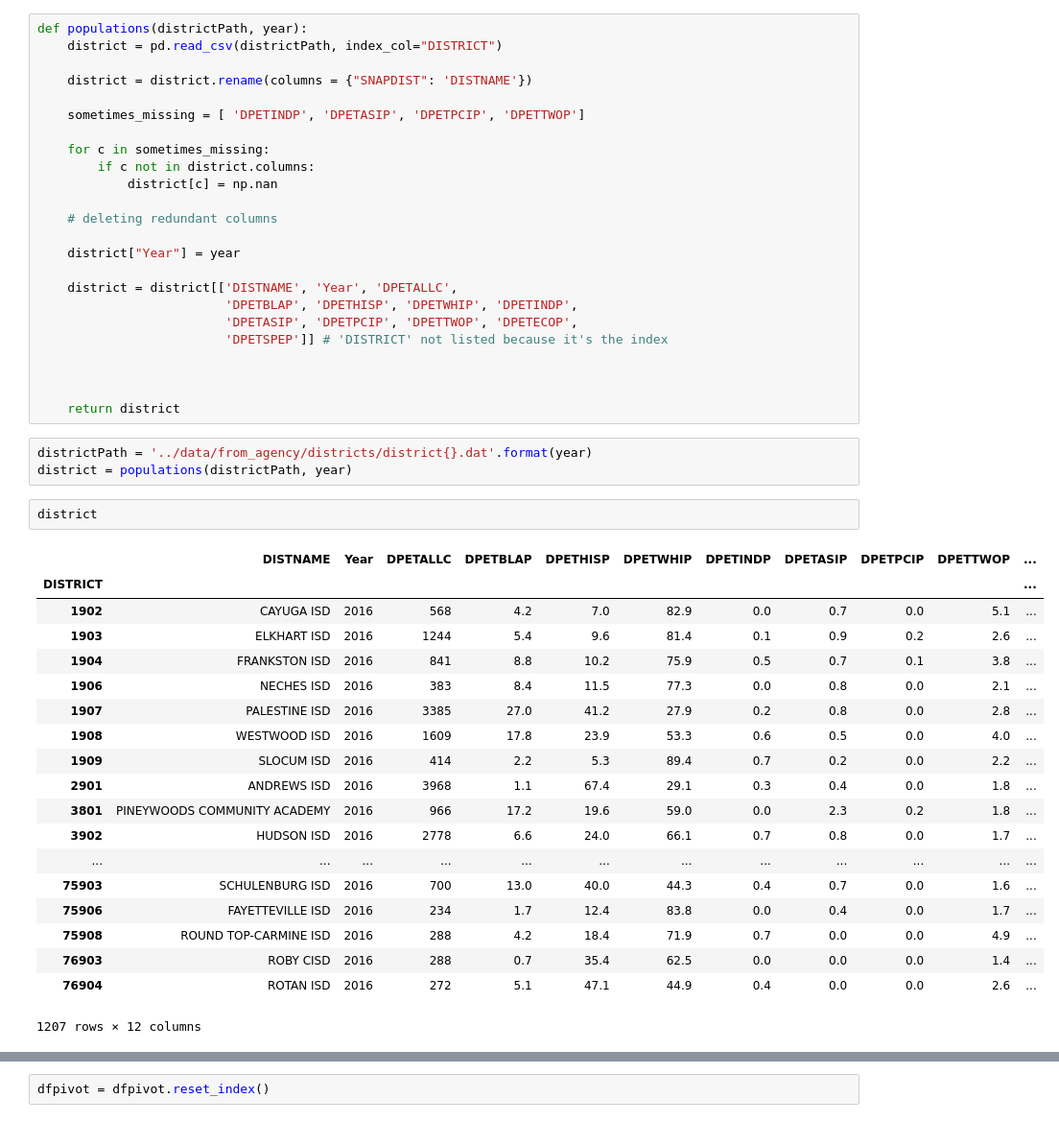
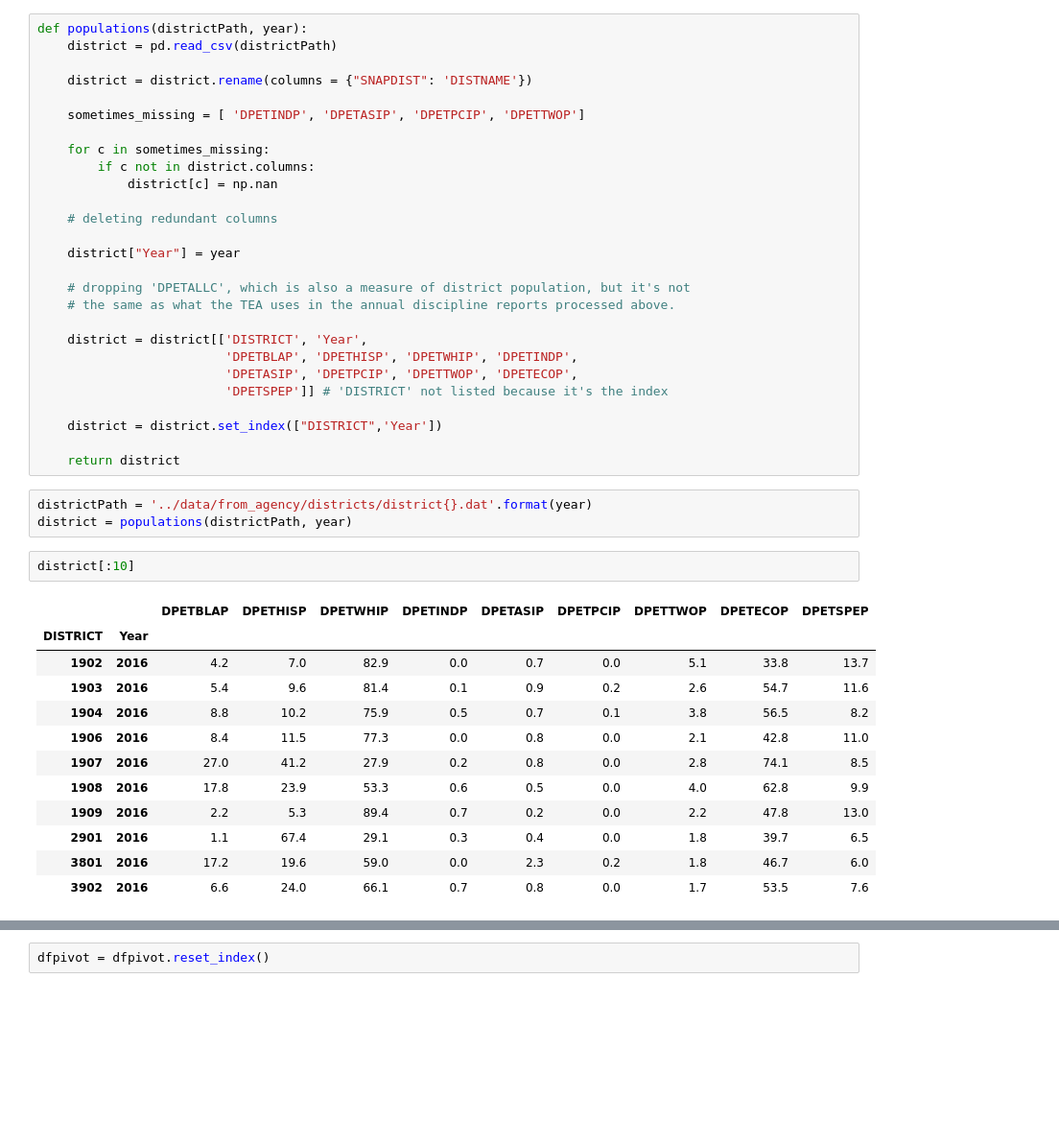
Before and after one commit to txappleseed/txappleseedmap, a Jupyter notebook: scripts/TEAtoFlat.ipynb, the cells around one changed output, grey strips where cells are left out. Shown at 96% size. Cells and saved outputs as stored; diff of their text form; blank space fills up the shorter version.

Commit message:
data for one year, scale calculation needs work

```diff
--- a/scripts/TEAtoFlat.ipynb
+++ b/scripts/TEAtoFlat.ipynb
@@ -182,7 +182,7 @@ dfpivot = dfpivot.drop("NON SPE", axis=1, level=0)
 dfpivot = dfpivot.sort_index(axis=1)
 # %%
 def populations(districtPath, year):
-    district = pd.read_csv(districtPath, index_col="DISTRICT")
+    district = pd.read_csv(districtPath)
 
     district = district.rename(columns = {"SNAPDIST": 'DISTNAME'})
 
@@ -196,36 +196,32 @@ def populations(districtPath, year):
 
     district["Year"] = year
 
-    district = district[['DISTNAME', 'Year', 'DPETALLC',
+    # dropping 'DPETALLC', which is also a measure of district population, but it's not
+    # the same as what the TEA uses in the annual discipline reports processed above.
+
+    district = district[['DISTRICT', 'Year',
                          'DPETBLAP', 'DPETHISP', 'DPETWHIP', 'DPETINDP',
                          'DPETASIP', 'DPETPCIP', 'DPETTWOP', 'DPETECOP',
                          'DPETSPEP']] # 'DISTRICT' not listed because it's the index
 
-
+    district = district.set_index(["DISTRICT",'Year'])
 
     return district
 # %%
 districtPath = '../data/from_agency/districts/district{}.dat'.format(year)
 district = populations(districtPath, year)
 # %%
-district
+district[:10]
 # %% [output]
-|  | DISTNAME | Year | DPETALLC | DPETBLAP | DPETHISP | DPETWHIP | DPETINDP | DPETASIP | DPETPCIP | DPETTWOP | ... |
-| DISTRICT |  |  |  |  |  |  |  |  |  |  | ... |
-| 1902 | CAYUGA ISD | 2016 | 568 | 4.2 | 7.0 | 82.9 | 0.0 | 0.7 | 0.0 | 5.1 | ... |
-| 1903 | ELKHART ISD | 2016 | 1244 | 5.4 | 9.6 | 81.4 | 0.1 | 0.9 | 0.2 | 2.6 | ... |
-| 1904 | FRANKSTON ISD | 2016 | 841 | 8.8 | 10.2 | 75.9 | 0.5 | 0.7 | 0.1 | 3.8 | ... |
-| 1906 | NECHES ISD | 2016 | 383 | 8.4 | 11.5 | 77.3 | 0.0 | 0.8 | 0.0 | 2.1 | ... |
-| 1907 | PALESTINE ISD | 2016 | 3385 | 27.0 | 41.2 | 27.9 | 0.2 | 0.8 | 0.0 | 2.8 | ... |
-| 1908 | WESTWOOD ISD | 2016 | 1609 | 17.8 | 23.9 | 53.3 | 0.6 | 0.5 | 0.0 | 4.0 | ... |
-| 1909 | SLOCUM ISD | 2016 | 414 | 2.2 | 5.3 | 89.4 | 0.7 | 0.2 | 0.0 | 2.2 | ... |
-| 2901 | ANDREWS ISD | 2016 | 3968 | 1.1 | 67.4 | 29.1 | 0.3 | 0.4 | 0.0 | 1.8 | ... |
-| 3801 | PINEYWOODS COMMUNITY ACADEMY | 2016 | 966 | 17.2 | 19.6 | 59.0 | 0.0 | 2.3 | 0.2 | 1.8 | ... |
-| 3902 | HUDSON ISD | 2016 | 2778 | 6.6 | 24.0 | 66.1 | 0.7 | 0.8 | 0.0 | 1.7 | ... |
-| ... | ... | ... | ... | ... | ... | ... | ... | ... | ... | ... | ... |
-| 75903 | SCHULENBURG ISD | 2016 | 700 | 13.0 | 40.0 | 44.3 | 0.4 | 0.7 | 0.0 | 1.6 | ... |
-| 75906 | FAYETTEVILLE ISD | 2016 | 234 | 1.7 | 12.4 | 83.8 | 0.0 | 0.4 | 0.0 | 1.7 | ... |
-| 75908 | ROUND TOP-CARMINE ISD | 2016 | 288 | 4.2 | 18.4 | 71.9 | 0.7 | 0.0 | 0.0 | 4.9 | ... |
-| 76903 | ROBY CISD | 2016 | 288 | 0.7 | 35.4 | 62.5 | 0.0 | 0.0 | 0.0 | 1.4 | ... |
-| 76904 | ROTAN ISD | 2016 | 272 | 5.1 | 47.1 | 44.9 | 0.4 | 0.0 | 0.0 | 2.6 | ... |
+|  |  | DPETBLAP | DPETHISP | DPETWHIP | DPETINDP | DPETASIP | DPETPCIP | DPETTWOP | DPETECOP | DPETSPEP |
+| DISTRICT | Year |  |  |  |  |  |  |  |  |  |
+| 1902 | 2016 | 4.2 | 7.0 | 82.9 | 0.0 | 0.7 | 0.0 | 5.1 | 33.8 | 13.7 |
+| 1903 | 2016 | 5.4 | 9.6 | 81.4 | 0.1 | 0.9 | 0.2 | 2.6 | 54.7 | 11.6 |
+| 1904 | 2016 | 8.8 | 10.2 | 75.9 | 0.5 | 0.7 | 0.1 | 3.8 | 56.5 | 8.2 |
+| 1906 | 2016 | 8.4 | 11.5 | 77.3 | 0.0 | 0.8 | 0.0 | 2.1 | 42.8 | 11.0 |
+| 1907 | 2016 | 27.0 | 41.2 | 27.9 | 0.2 | 0.8 | 0.0 | 2.8 | 74.1 | 8.5 |
+| 1908 | 2016 | 17.8 | 23.9 | 53.3 | 0.6 | 0.5 | 0.0 | 4.0 | 62.8 | 9.9 |
+| 1909 | 2016 | 2.2 | 5.3 | 89.4 | 0.7 | 0.2 | 0.0 | 2.2 | 47.8 | 13.0 |
+| 2901 | 2016 | 1.1 | 67.4 | 29.1 | 0.3 | 0.4 | 0.0 | 1.8 | 39.7 | 6.5 |
+| 3801 | 2016 | 17.2 | 19.6 | 59.0 | 0.0 | 2.3 | 0.2 | 1.8 | 46.7 | 6.0 |
+| 3902 | 2016 | 6.6 | 24.0 | 66.1 | 0.7 | 0.8 | 0.0 | 1.7 | 53.5 | 7.6 |
-1207 rows × 12 columns
```
Also changed, not shown: parts of 36 cells of this notebook.
